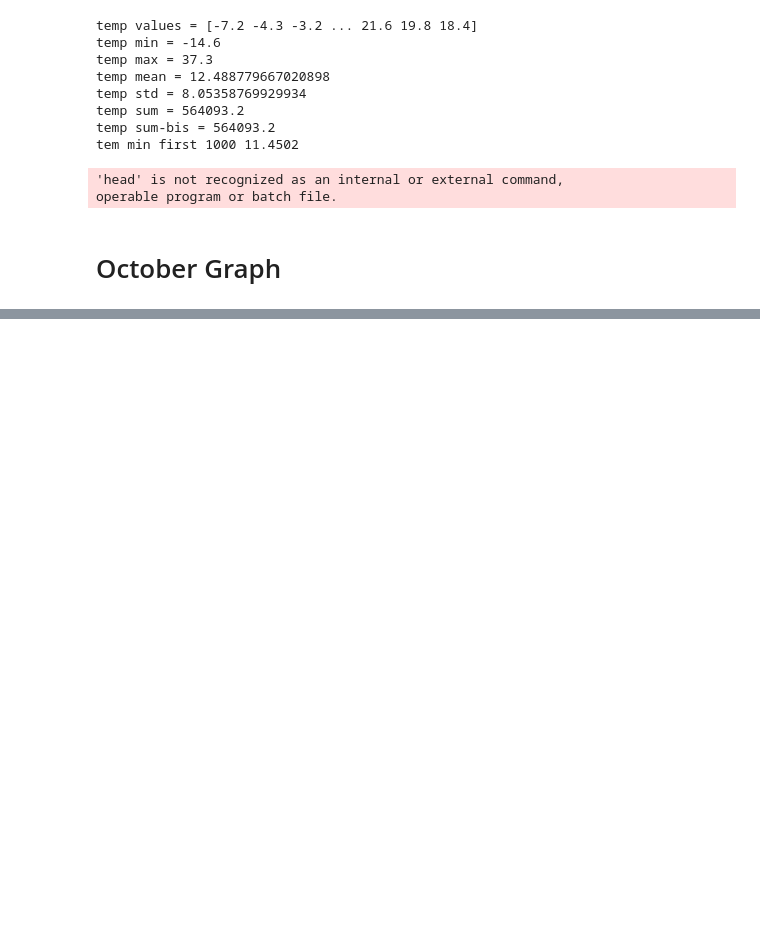
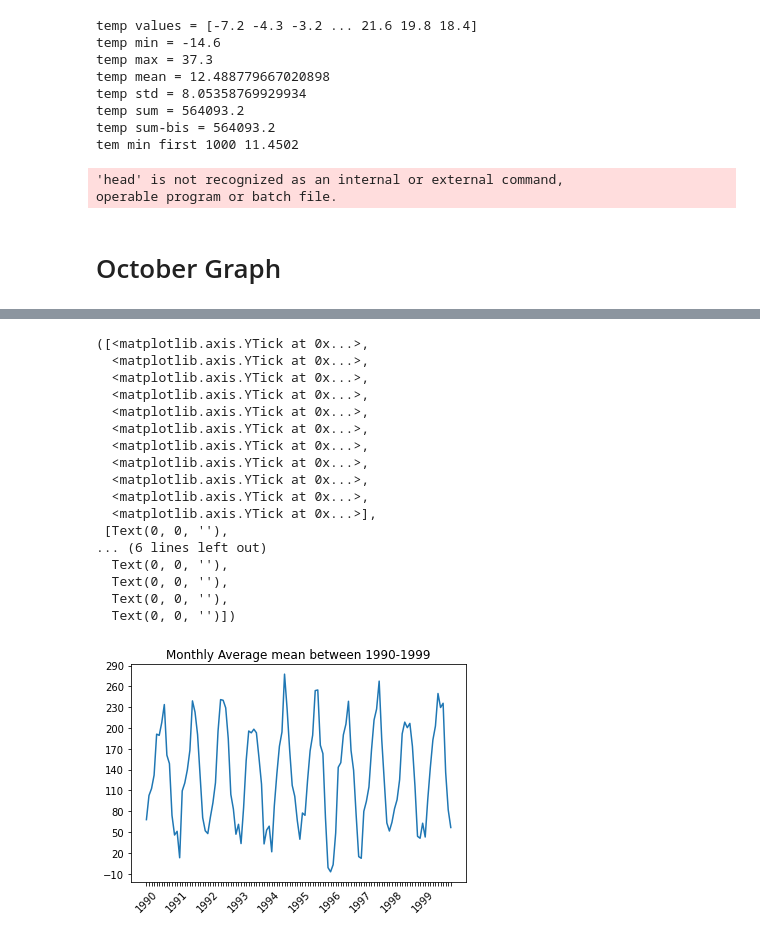
Before and after one commit to mica-92/ICE, a Jupyter notebook: 542/PFG/PS4-Ninni.ipynb, the cells around one changed output, grey strips where cells are left out. Drawn from its saved outputs; the diff is of its cells as text; code cells hidden in the pictures; blank space fills up the shorter version.

```diff
--- a/542/PFG/PS4-Ninni.ipynb
+++ b/542/PFG/PS4-Ninni.ipynb
@@ -397,0 +424,43 @@ Text(0, 0.5, 'Months')
+# %%
+years = [1990, 1991, 1992, 1993, 1994, 1995, 1996, 1997, 1998, 1999]
+months = list(range(1,13))
+
+means = []
+time = []
+for y in years:
+    for m in months:
+        month = temp[(temp[:,0]==y)&(temp[:,1]==m)]
+        mean = np.mean(month[:,3])
+        means.append(mean)
+        #X axis labels - had to do this because label is a string
+        if m != 1:
+            i = ''
+            time.append(i)
+        else:
+            label = f'{y}'
+            time.append(label)
+
+
+plt.plot(means)
+plt.title('Monthly Average mean between 1990-1999')
+plt.xticks(range(0,len(time)),time,rotation=45)
+plt.yticks(np.arange (-10, 300, 30))
+# %% [output]
+([<matplotlib.axis.YTick at 0x...>,
+  <matplotlib.axis.YTick at 0x...>,
+  <matplotlib.axis.YTick at 0x...>,
+  <matplotlib.axis.YTick at 0x...>,
+  <matplotlib.axis.YTick at 0x...>,
+  <matplotlib.axis.YTick at 0x...>,
+  <matplotlib.axis.YTick at 0x...>,
+  <matplotlib.axis.YTick at 0x...>,
+  <matplotlib.axis.YTick at 0x...>,
+  <matplotlib.axis.YTick at 0x...>,
+  <matplotlib.axis.YTick at 0x...>],
+ [Text(0, 0, ''),
+... (6 lines left out)
+  Text(0, 0, ''),
+  Text(0, 0, ''),
+  Text(0, 0, ''),
+  Text(0, 0, '')])
+[figure, added]
```
Also changed, not shown: parts of 7 cells of this notebook, 1 other file.
